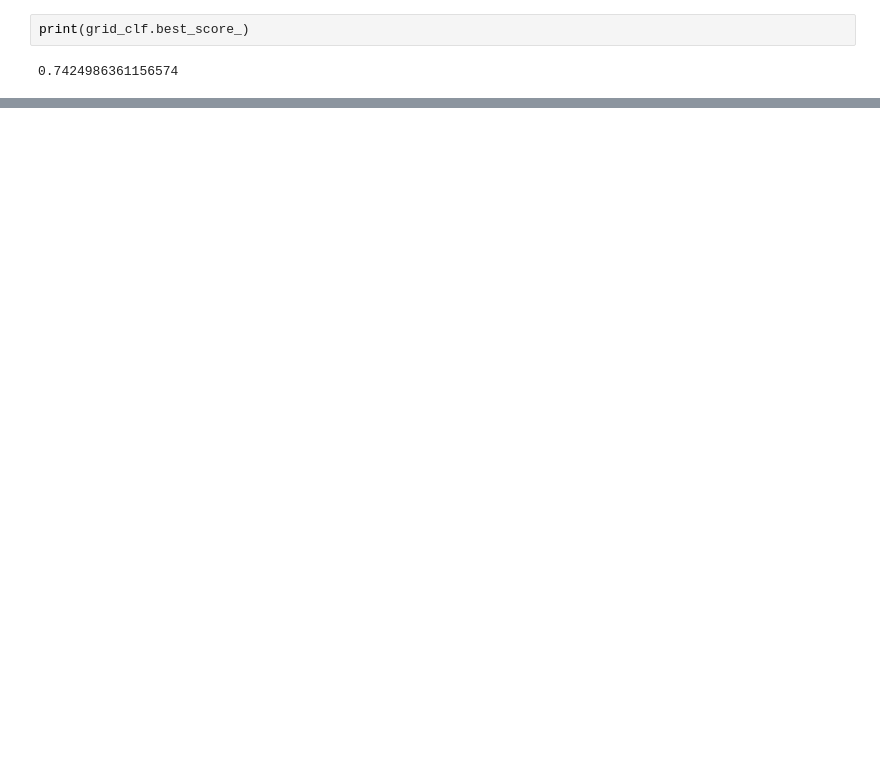
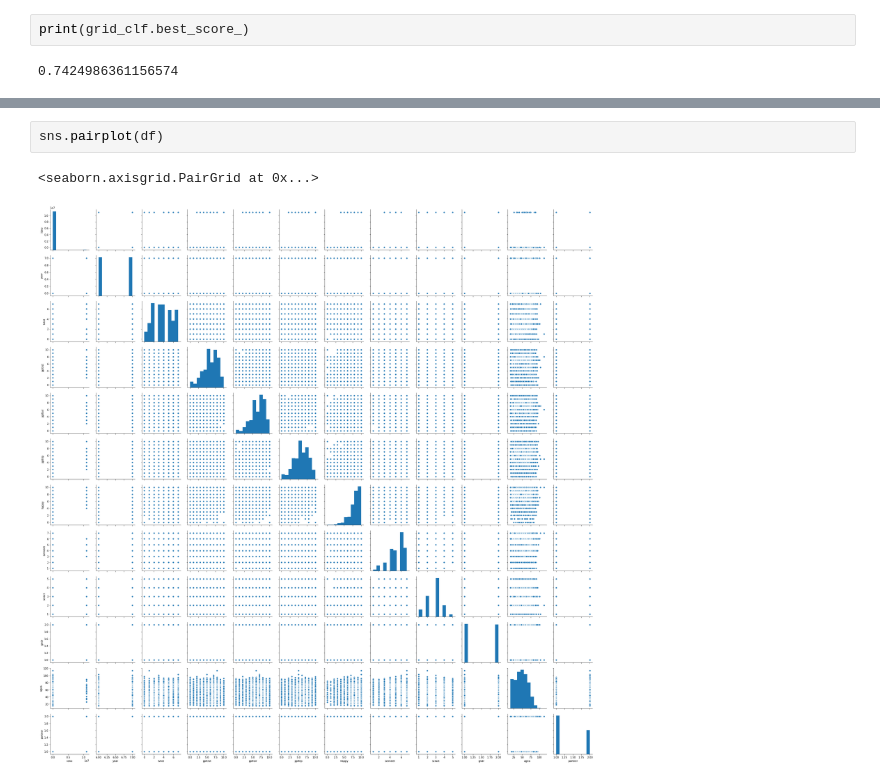
Before and after one commit to cbevis/U3_L5_Boosting, a Jupyter notebook: U3_L5_P3_Boosting_Models.ipynb, the cells around one changed output, grey strips where cells are left out. Cells and saved outputs as stored; diff of their text form; blank space fills up the shorter version.

```diff
--- a/U3_L5_P3_Boosting_Models.ipynb
+++ b/U3_L5_P3_Boosting_Models.ipynb
@@ -199,0 +203,5 @@ Percent Type II errors: 0.18527607361963191
+# %%
+sns.pairplot(df)
+# %% [output]
+<seaborn.axisgrid.PairGrid at 0x...>
+[figure, added]
```
Also changed, not shown: parts of 24 cells of this notebook, 1 other file.
